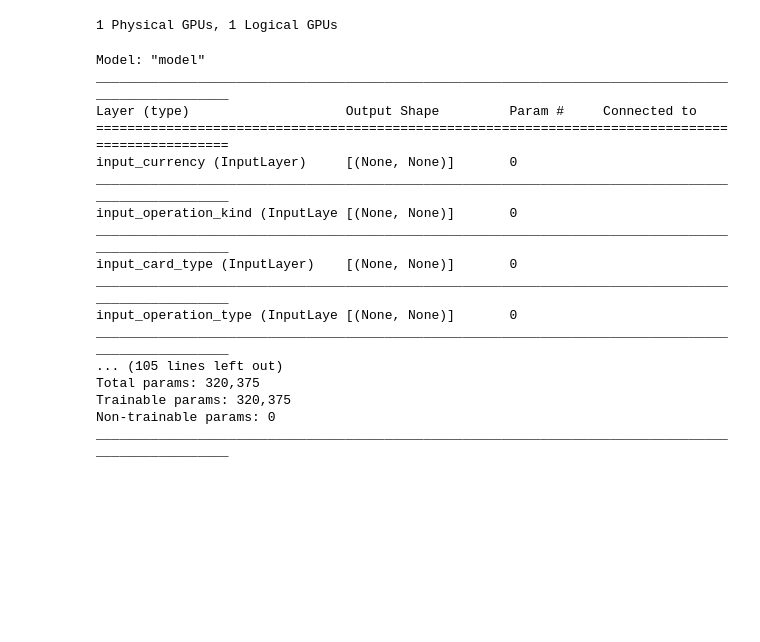
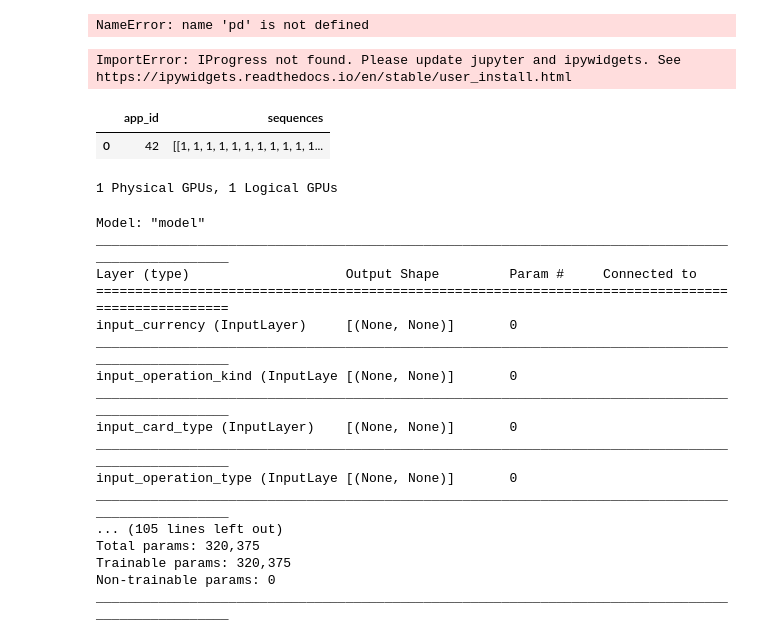
Before and after one commit to Corwin74/diplom, a Jupyter notebook: diploma/inference_web.ipynb, the cells around one changed output. Saved outputs shown, nothing was run; the diff lists cells and outputs as text; code cells hidden in the pictures; blank space fills up the shorter version.

```diff
--- a/diploma/inference_web.ipynb
+++ b/diploma/inference_web.ipynb
@@ -23,0 +26,4 @@ sys.path.append('../')
+# %%
+df = pd.read_csv('42.csv')
+# %% [output]
+NameError: name 'pd' is not defined
@@ -24,3 +33,26 @@ sys.path.append('../')
+# %%
+import pickle
+
+with open('../constants/buckets_info.pkl', 'rb') as f:
+    mapping_seq_len_to_padded_len = pickle.load(f)
+
+with open('../constants/dense_features_buckets.pkl', 'rb') as f:
+    dense_features_buckets = pickle.load(f)
+# %%
+for dense_col in ['amnt', 'days_before', 'hour_diff']:
+            df[dense_col] = np.digitize(df[dense_col], bins=dense_features_buckets[dense_col])
+# %%
+seq = transform_transactions_to_sequences(df)
+seq['sequence_length'] = seq.sequences.apply(lambda x: len(x[1]))
+# %%
+x = create_padded_buckets(seq, mapping_seq_len_to_padded_len, save_to_file_path=None, has_target=False)
+# %% [output]
+ImportError: IProgress not found. Please update jupyter and ipywidgets. See https://ipywidgets.readthedocs.io/en/stable/user_install.html
+# %%
+seq
+# %% [output]
+|  | app_id | sequences |
+| 0 | 42 | [[1, 1, 1, 1, 1, 1, 1, 1, 1, 1, 1... |
 # %%
 # Эта ячейка нужна чтобы TensorFlow правильно работал с памятью видеокарты
 gpus = config.experimental.list_physical_devices('GPU')
```
Also changed, not shown: parts of 2 cells of this notebook, 2 other files.
